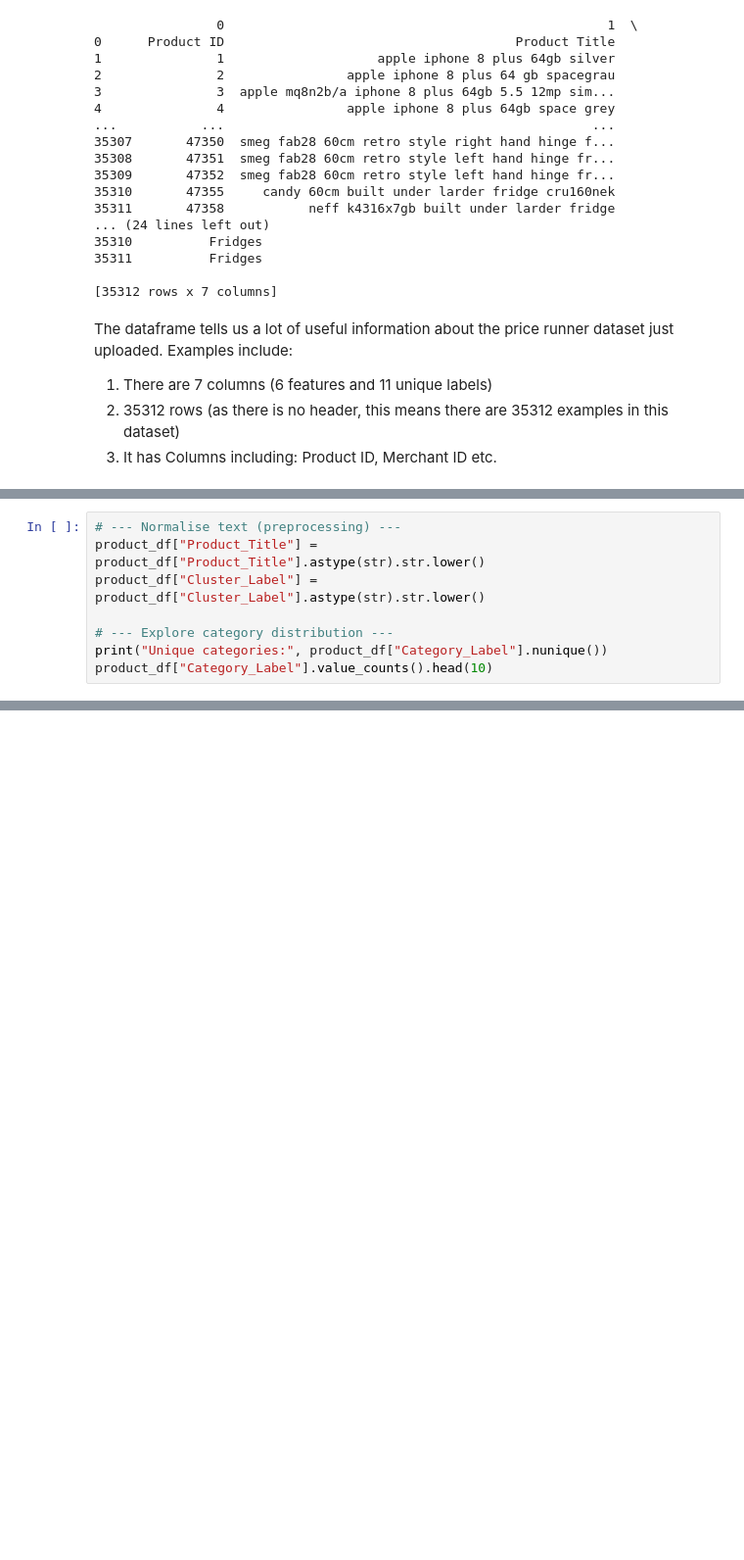
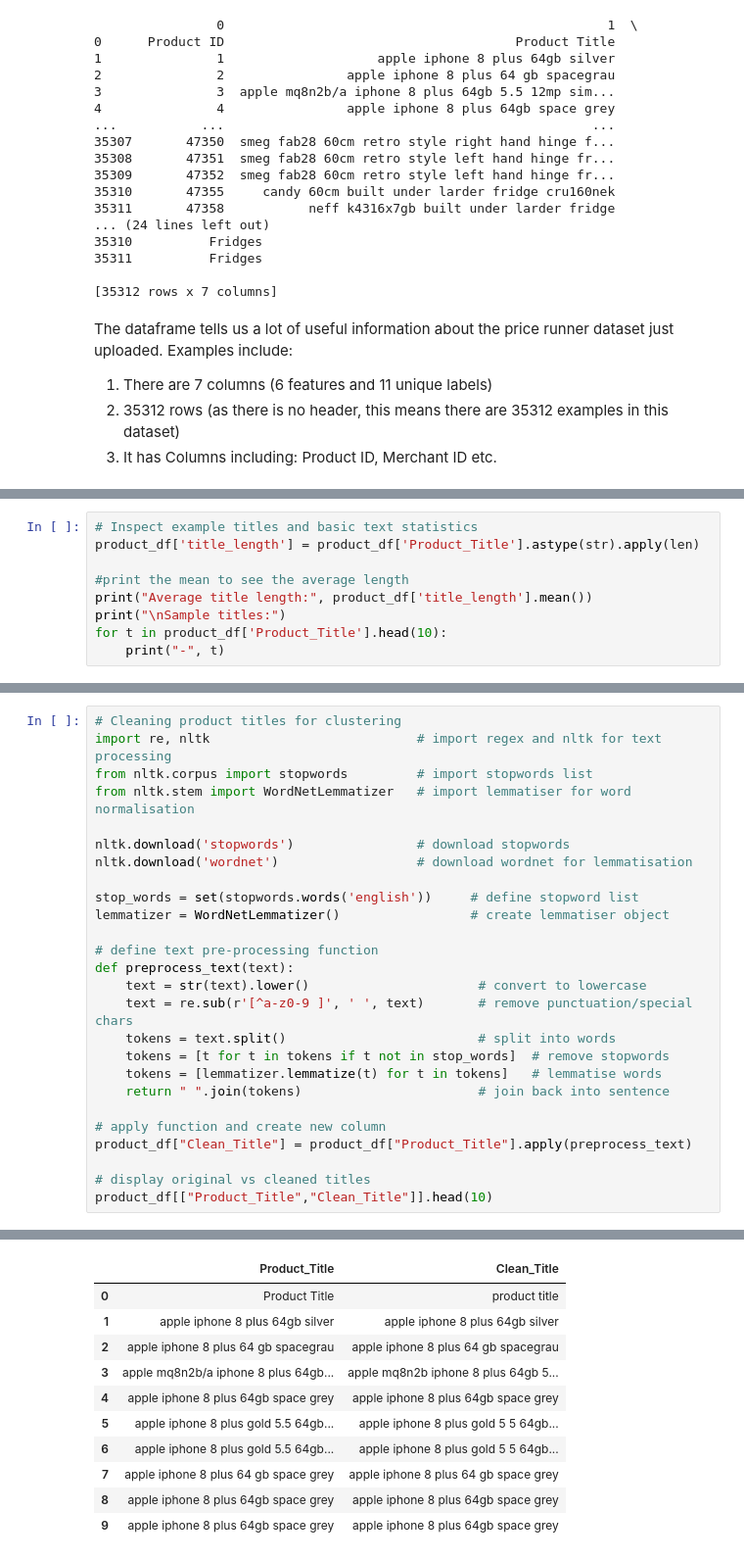
Before and after one commit to Forson12/CEM300-Natural-Language-Processing-Coursework, a Jupyter notebook: 2113122_CEM300_Natural_Language_Processing_Coursework.ipynb, the cells around one changed output, grey strips where cells are left out. Shown at 98% size. Saved outputs shown, nothing was run; the diff lists cells and outputs as text; blank space fills up the shorter version.

Commit message:
clustering done in section 1 task 1.3

```diff
--- a/2113122_CEM300_Natural_Language_Processing_Coursework.ipynb
+++ b/2113122_CEM300_Natural_Language_Processing_Coursework.ipynb
@@ -114,8 +107,0 @@ This will confirm the dataset is balanced and ready for model training.
-# %%
-# --- Normalise text (preprocessing) ---
-product_df["Product_Title"] = product_df["Product_Title"].astype(str).str.lower()
-product_df["Cluster_Label"] = product_df["Cluster_Label"].astype(str).str.lower()
-
-# --- Explore category distribution ---
-print("Unique categories:", product_df["Category_Label"].nunique())
-product_df["Category_Label"].value_counts().head(10)
@@ -136,0 +115,9 @@ dtype: int64
+# %%
+# Inspect example titles and basic text statistics
+product_df['title_length'] = product_df['Product_Title'].astype(str).apply(len)
+
+#print the mean to see the average length
+print("Average title length:", product_df['title_length'].mean())
+print("\nSample titles:")
+for t in product_df['Product_Title'].head(10):
+    print("-", t)
@@ -136,0 +138,27 @@ dtype: int64
+# %%
+# Cleaning product titles for clustering
+import re, nltk                           # import regex and nltk for text processing
+from nltk.corpus import stopwords         # import stopwords list
+from nltk.stem import WordNetLemmatizer   # import lemmatiser for word normalisation
+
+nltk.download('stopwords')                # download stopwords
+nltk.download('wordnet')                  # download wordnet for lemmatisation
+
+stop_words = set(stopwords.words('english'))     # define stopword list
+lemmatizer = WordNetLemmatizer()                 # create lemmatiser object
+
+# define text pre-processing function
+def preprocess_text(text):
+    text = str(text).lower()                      # convert to lowercase
+    text = re.sub(r'[^a-z0-9 ]', ' ', text)       # remove punctuation/special chars
+    tokens = text.split()                         # split into words
+    tokens = [t for t in tokens if t not in stop_words]  # remove stopwords
+    tokens = [lemmatizer.lemmatize(t) for t in tokens]   # lemmatise words
+    return " ".join(tokens)                       # join back into sentence
+
+# apply function and create new column
+product_df["Clean_Title"] = product_df["Product_Title"].apply(preprocess_text)
+
+# display original vs cleaned titles
+product_df[["Product_Title","Clean_Title"]].head(10)
+# %% [output]
@@ -136,0 +168,11 @@ dtype: int64
+|  | Product_Title | Clean_Title |
+| 0 | Product Title | product title |
+| 1 | apple iphone 8 plus 64gb silver | apple iphone 8 plus 64gb silver |
+| 2 | apple iphone 8 plus 64 gb spacegrau | apple iphone 8 plus 64 gb spacegrau |
+| 3 | apple mq8n2b/a iphone 8 plus 64gb... | apple mq8n2b iphone 8 plus 64gb 5... |
+| 4 | apple iphone 8 plus 64gb space grey | apple iphone 8 plus 64gb space grey |
+| 5 | apple iphone 8 plus gold 5.5 64gb... | apple iphone 8 plus gold 5 5 64gb... |
+| 6 | apple iphone 8 plus gold 5.5 64gb... | apple iphone 8 plus gold 5 5 64gb... |
+| 7 | apple iphone 8 plus 64 gb space grey | apple iphone 8 plus 64 gb space grey |
+| 8 | apple iphone 8 plus 64gb space grey | apple iphone 8 plus 64gb space grey |
+| 9 | apple iphone 8 plus 64gb space grey | apple iphone 8 plus 64gb space grey |
```
Also changed, not shown: parts of 7 cells of this notebook.
